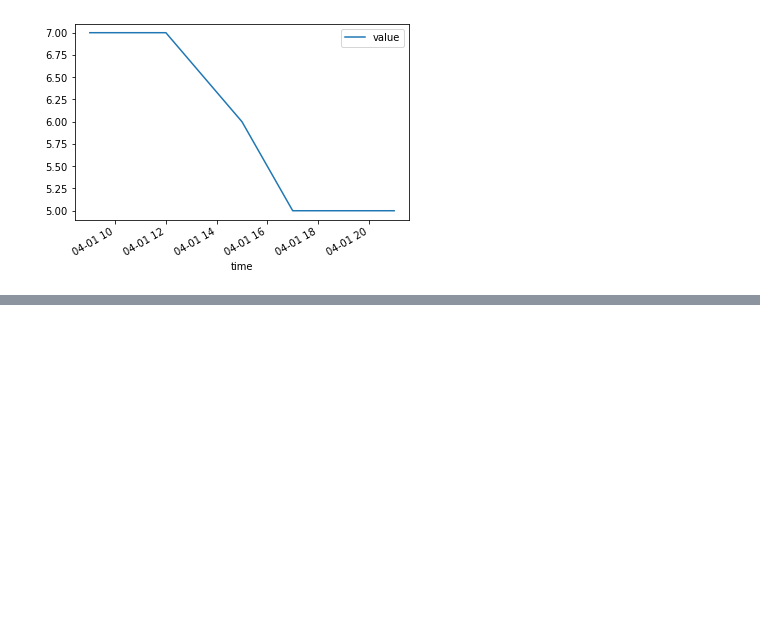
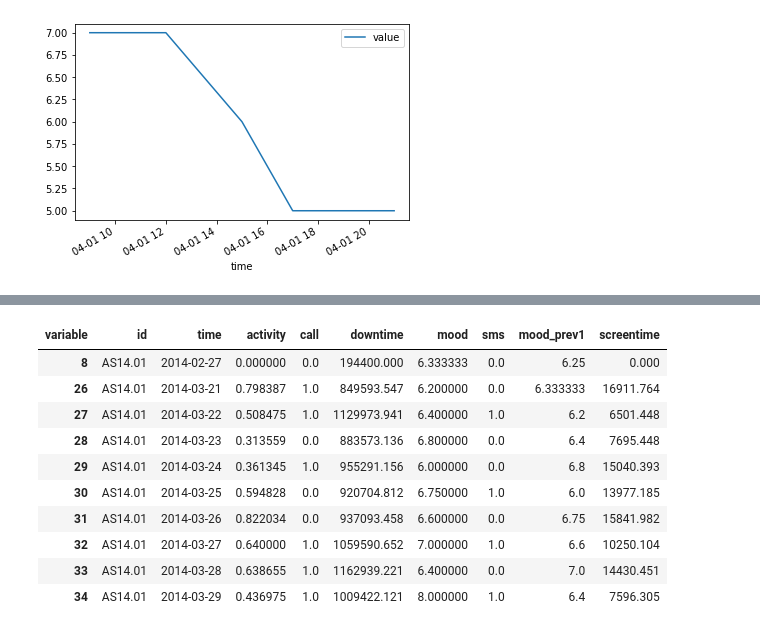
Before and after one commit to OlegBEZb/Data_Mining_assignment_1, a Jupyter notebook: Feature_Engineering.ipynb, the cells around one changed output, grey strips where cells are left out. Saved outputs shown, nothing was run; the diff lists cells and outputs as text; code cells hidden in the pictures; blank space fills up the shorter version.

```diff
--- a/Feature_Engineering.ipynb
+++ b/Feature_Engineering.ipynb
@@ -162,0 +201,6 @@ df.loc[pd.IndexSlice['AS14.01', '2014-04-01',:]].loc[pd.IndexSlice[:,:,'mood']].
+# %%
+pivot_simple = pivot.copy()
+for i in range(2,10):
+    label = 'mood_prev' + str(i)
+    pivot_simple.drop(label,axis=1,inplace=True)
+pivot_simple
@@ -162,0 +221,24 @@ df.loc[pd.IndexSlice['AS14.01', '2014-04-01',:]].loc[pd.IndexSlice[:,:,'mood']].
+# %%
+pivot_simple['screentime'] = pivot_simple[cont].loc[:, pivot_simple[cont].columns!='downtime'].sum(axis=1)
+# %%
+d = cont[:]
+d.remove('downtime')
+pivot_simple.drop(d,axis=1,inplace=True)
+pivot_simple.drop('circumplex.arousal',axis=1,inplace=True)
+pivot_simple.drop('circumplex.valence',axis=1,inplace=True)
+# %%
+pivot_simple.dropna(axis=0,inplace=True)
+# %%
+pivot_simple.head(10)
+# %% [output]
+| variable | id | time | activity | call | downtime | mood | sms | mood_prev1 | screentime |
+| 8 | AS14.01 | 2014-02-27 | 0.000000 | 0.0 | 194400.000 | 6.333333 | 0.0 | 6.25 | 0.000 |
+| 26 | AS14.01 | 2014-03-21 | 0.798387 | 1.0 | 849593.547 | 6.200000 | 0.0 | 6.333333 | 16911.764 |
+| 27 | AS14.01 | 2014-03-22 | 0.508475 | 1.0 | 1129973.941 | 6.400000 | 1.0 | 6.2 | 6501.448 |
+| 28 | AS14.01 | 2014-03-23 | 0.313559 | 0.0 | 883573.136 | 6.800000 | 0.0 | 6.4 | 7695.448 |
+| 29 | AS14.01 | 2014-03-24 | 0.361345 | 1.0 | 955291.156 | 6.000000 | 0.0 | 6.8 | 15040.393 |
+| 30 | AS14.01 | 2014-03-25 | 0.594828 | 0.0 | 920704.812 | 6.750000 | 1.0 | 6.0 | 13977.185 |
+| 31 | AS14.01 | 2014-03-26 | 0.822034 | 0.0 | 937093.458 | 6.600000 | 0.0 | 6.75 | 15841.982 |
+| 32 | AS14.01 | 2014-03-27 | 0.640000 | 1.0 | 1059590.652 | 7.000000 | 1.0 | 6.6 | 10250.104 |
+| 33 | AS14.01 | 2014-03-28 | 0.638655 | 1.0 | 1162939.221 | 6.400000 | 0.0 | 7.0 | 14430.451 |
+| 34 | AS14.01 | 2014-03-29 | 0.436975 | 1.0 | 1009422.121 | 8.000000 | 1.0 | 6.4 | 7596.305 |
```
Also changed, not shown: parts of 13 cells of this notebook.
